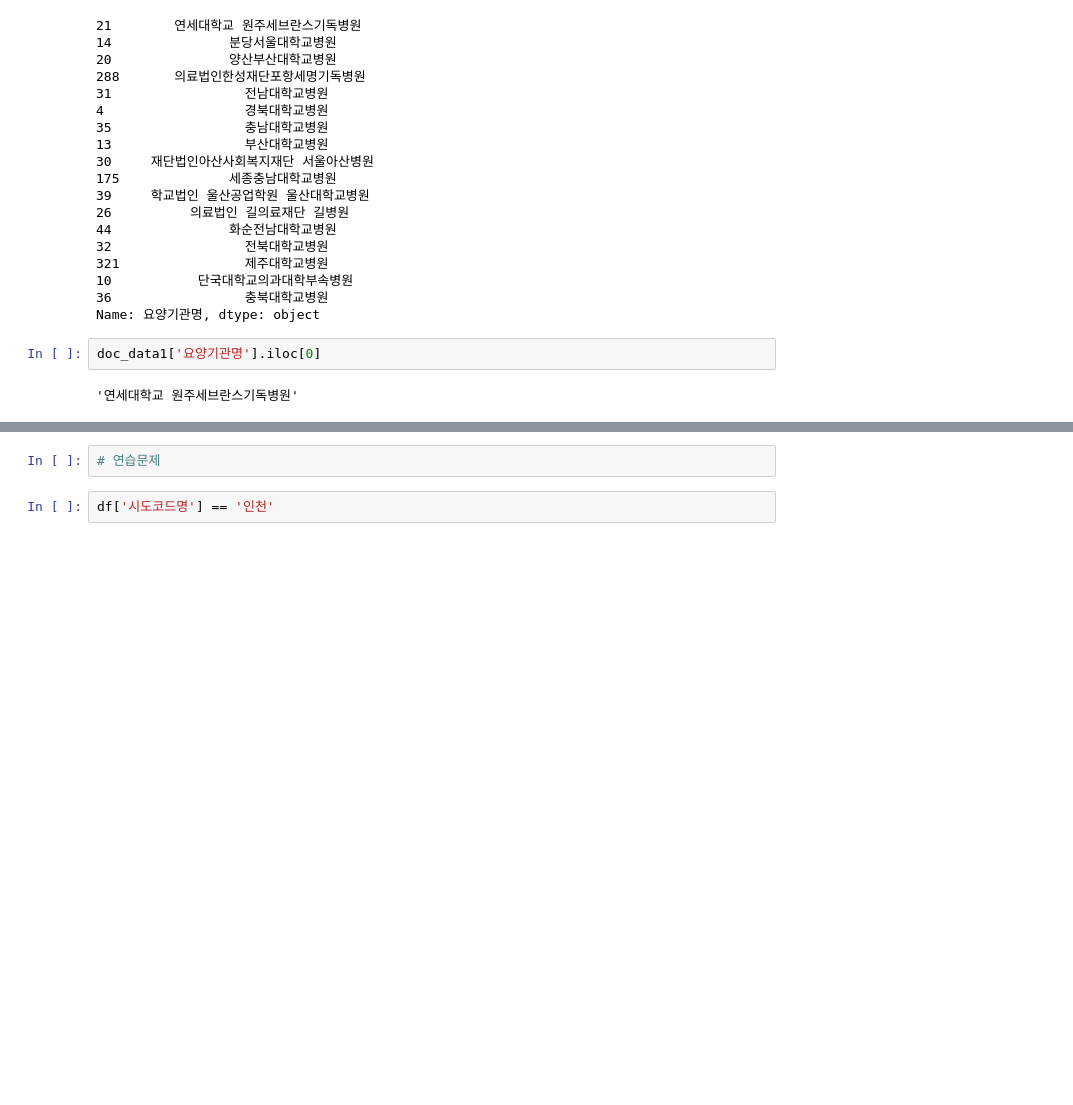
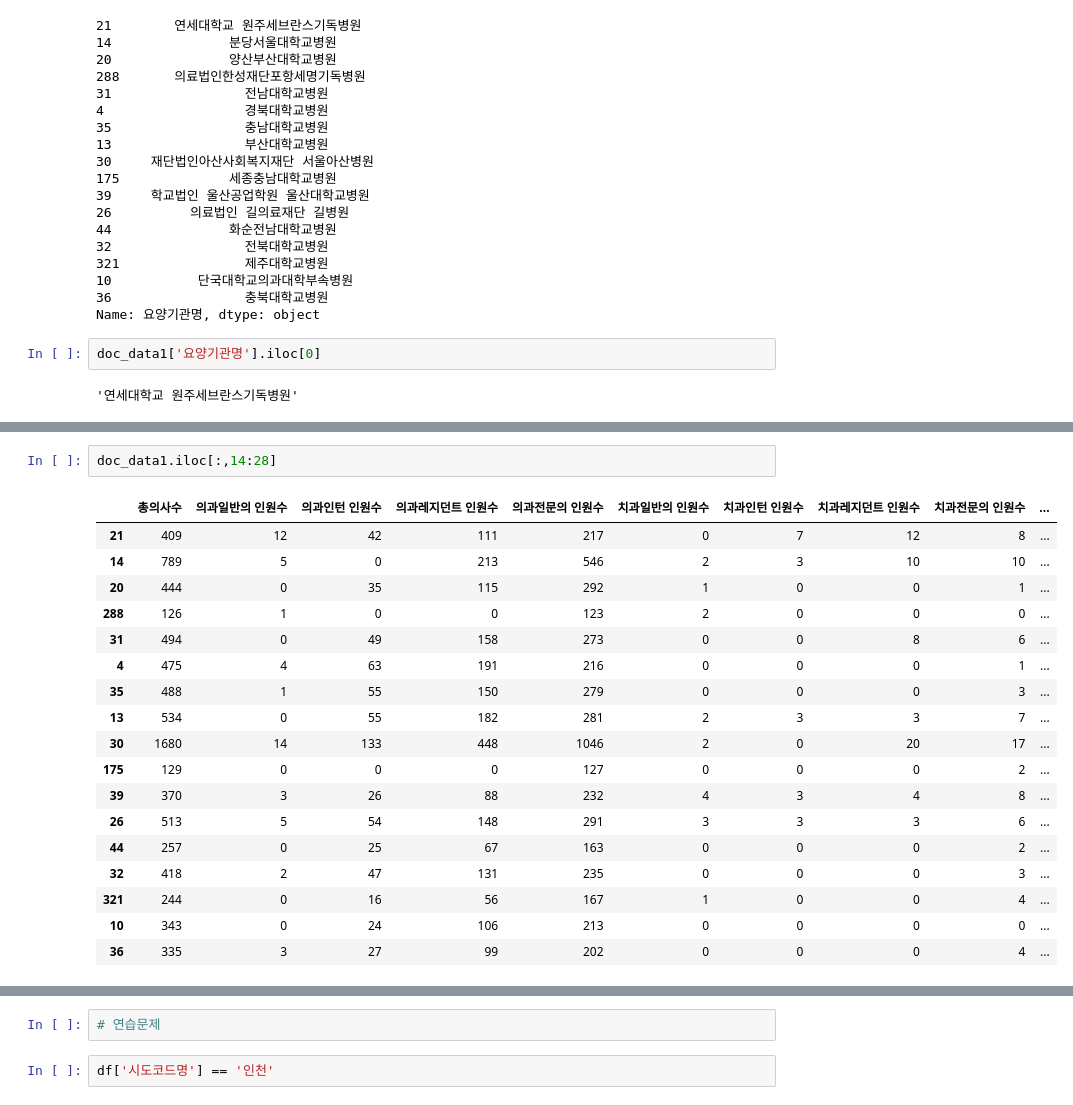
Before and after one commit to qooqookeke/car_greenhouse_gas, a Jupyter notebook: hospital.ipynb, the cells around one changed output, grey strips where cells are left out. Saved outputs shown, nothing was run; the diff lists cells and outputs as text; blank space fills up the shorter version.

```diff
--- a/hospital.ipynb
+++ b/hospital.ipynb
@@ -386,0 +463,21 @@ doc_data1['요양기관명'].iloc[0]
+# %%
+doc_data1.iloc[:,14:28]
+# %% [output]
+|  | 총의사수 | 의과일반의 인원수 | 의과인턴 인원수 | 의과레지던트 인원수 | 의과전문의 인원수 | 치과일반의 인원수 | 치과인턴 인원수 | 치과레지던트 인원수 | 치과전문의 인원수 | ... |
+| 21 | 409 | 12 | 42 | 111 | 217 | 0 | 7 | 12 | 8 | ... |
+| 14 | 789 | 5 | 0 | 213 | 546 | 2 | 3 | 10 | 10 | ... |
+| 20 | 444 | 0 | 35 | 115 | 292 | 1 | 0 | 0 | 1 | ... |
+| 288 | 126 | 1 | 0 | 0 | 123 | 2 | 0 | 0 | 0 | ... |
+| 31 | 494 | 0 | 49 | 158 | 273 | 0 | 0 | 8 | 6 | ... |
+| 4 | 475 | 4 | 63 | 191 | 216 | 0 | 0 | 0 | 1 | ... |
+| 35 | 488 | 1 | 55 | 150 | 279 | 0 | 0 | 0 | 3 | ... |
+| 13 | 534 | 0 | 55 | 182 | 281 | 2 | 3 | 3 | 7 | ... |
+| 30 | 1680 | 14 | 133 | 448 | 1046 | 2 | 0 | 20 | 17 | ... |
+| 175 | 129 | 0 | 0 | 0 | 127 | 0 | 0 | 0 | 2 | ... |
+| 39 | 370 | 3 | 26 | 88 | 232 | 4 | 3 | 4 | 8 | ... |
+| 26 | 513 | 5 | 54 | 148 | 291 | 3 | 3 | 3 | 6 | ... |
+| 44 | 257 | 0 | 25 | 67 | 163 | 0 | 0 | 0 | 2 | ... |
+| 32 | 418 | 2 | 47 | 131 | 235 | 0 | 0 | 0 | 3 | ... |
+| 321 | 244 | 0 | 16 | 56 | 167 | 1 | 0 | 0 | 4 | ... |
+| 10 | 343 | 0 | 24 | 106 | 213 | 0 | 0 | 0 | 0 | ... |
+| 36 | 335 | 3 | 27 | 99 | 202 | 0 | 0 | 0 | 4 | ... |
```
Also changed, not shown: parts of 12 cells of this notebook.
